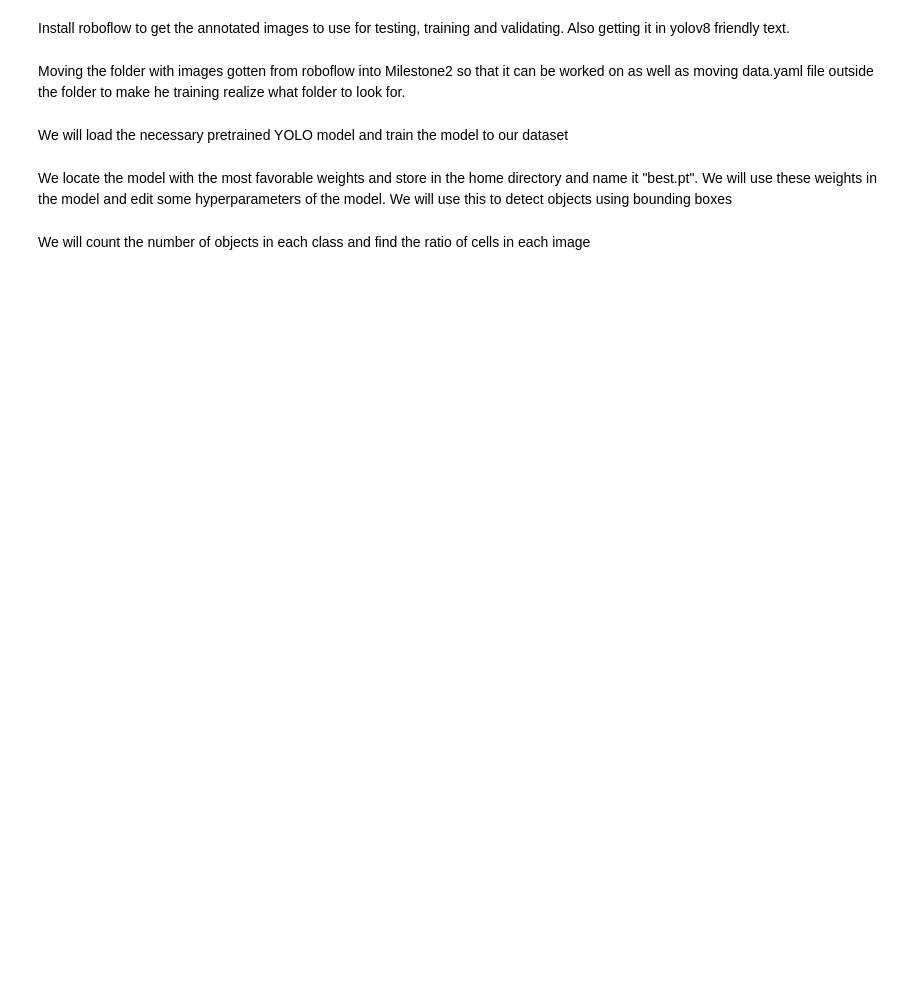
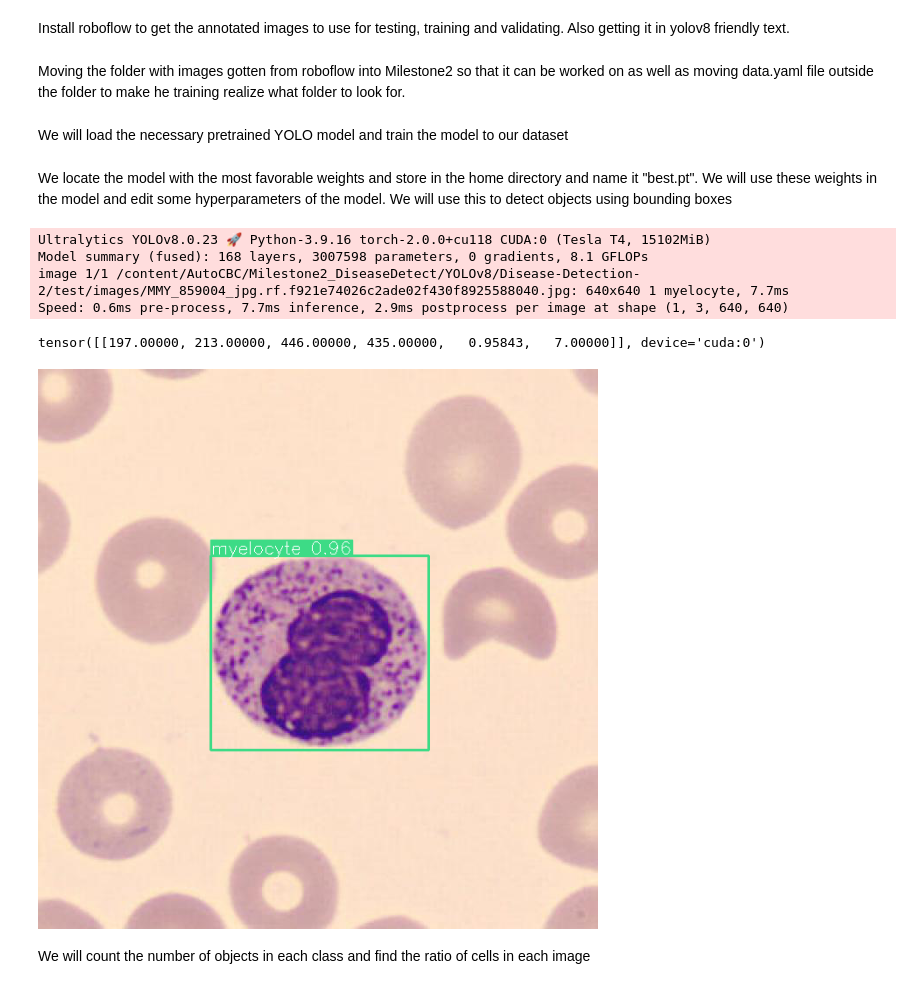
Before and after one commit to RitvikPrabhu/HemeAI, a Jupyter notebook: Milestone2_DiseaseDetect/YOLOv8/Disease_detect_YOLOv8.ipynb, the cells around one changed output. Saved outputs shown, nothing was run; the diff lists cells and outputs as text; code cells hidden in the pictures; blank space fills up the shorter version.

```diff
--- a/Milestone2_DiseaseDetect/YOLOv8/Disease_detect_YOLOv8.ipynb
+++ b/Milestone2_DiseaseDetect/YOLOv8/Disease_detect_YOLOv8.ipynb
@@ -62,23 +63,30 @@ metrics = model.val()  # evaluate model performance on the validation set
 We locate the model with the most favorable weights and store in the home directory and name it "best.pt". We will use these weights in the model and edit some hyperparameters of the model. We will use this to detect objects using bounding boxes
 # %%
 import os
-model = YOLO('/content/AutoCBC/Milestone2_DiseaseDetect/YOLOv8/runs/detect/train/weights/best.pt')
+model = YOLO('/content/AutoCBC/Milestone2_DiseaseDetect/YOLOv8/runs/detect/train3/weights/best.pt')
 
 # set model parameters
 model.overrides['conf'] = 0.25  # NMS confidence threshold
 model.overrides['iou'] = 0.45  # NMS IoU threshold
 model.overrides['agnostic_nms'] = False  # NMS class-agnostic
 model.overrides['max_det'] = 1000  # maximum number of detections per image
 
 # observe results
-image_pth = "/content/AutoCBC/Milestone2_DiseaseDetect/YOLOv8/Disease-Detection-3/test/images"
+image_pth = "/content/AutoCBC/Milestone2_DiseaseDetect/YOLOv8/Disease-Detection-2/test/images"
 image = os.listdir(image_pth)[0]
 image_pth_full = image_pth + "/" + image
 results = model.predict(image_pth_full)
 
 print(results[0].boxes)
 render = render_result(model=model, image=image_pth_full, result=results[0])
 render.show()
+# %% [output]
+Ultralytics YOLOv8.0.23 🚀 Python-3.9.16 torch-2.0.0+cu118 CUDA:0 (Tesla T4, 15102MiB)
+Model summary (fused): 168 layers, 3007598 parameters, 0 gradients, 8.1 GFLOPs
+image 1/1 /content/AutoCBC/Milestone2_DiseaseDetect/YOLOv8/Disease-Detection-2/test/images/MMY_859004_jpg.rf.f921e74026c2ade02f430f8925588040.jpg: 640x640 1 myelocyte, 7.7ms
+Speed: 0.6ms pre-process, 7.7ms inference, 2.9ms postprocess per image at shape (1, 3, 640, 640)
+tensor([[197.00000, 213.00000, 446.00000, 435.00000,   0.95843,   7.00000]], device='cuda:0')
+[figure, added]
 # %% [markdown]
 We will count the number of objects in each class and find the ratio of cells in each image
 # %%
```
Also changed, not shown: parts of 7 cells of this notebook.
